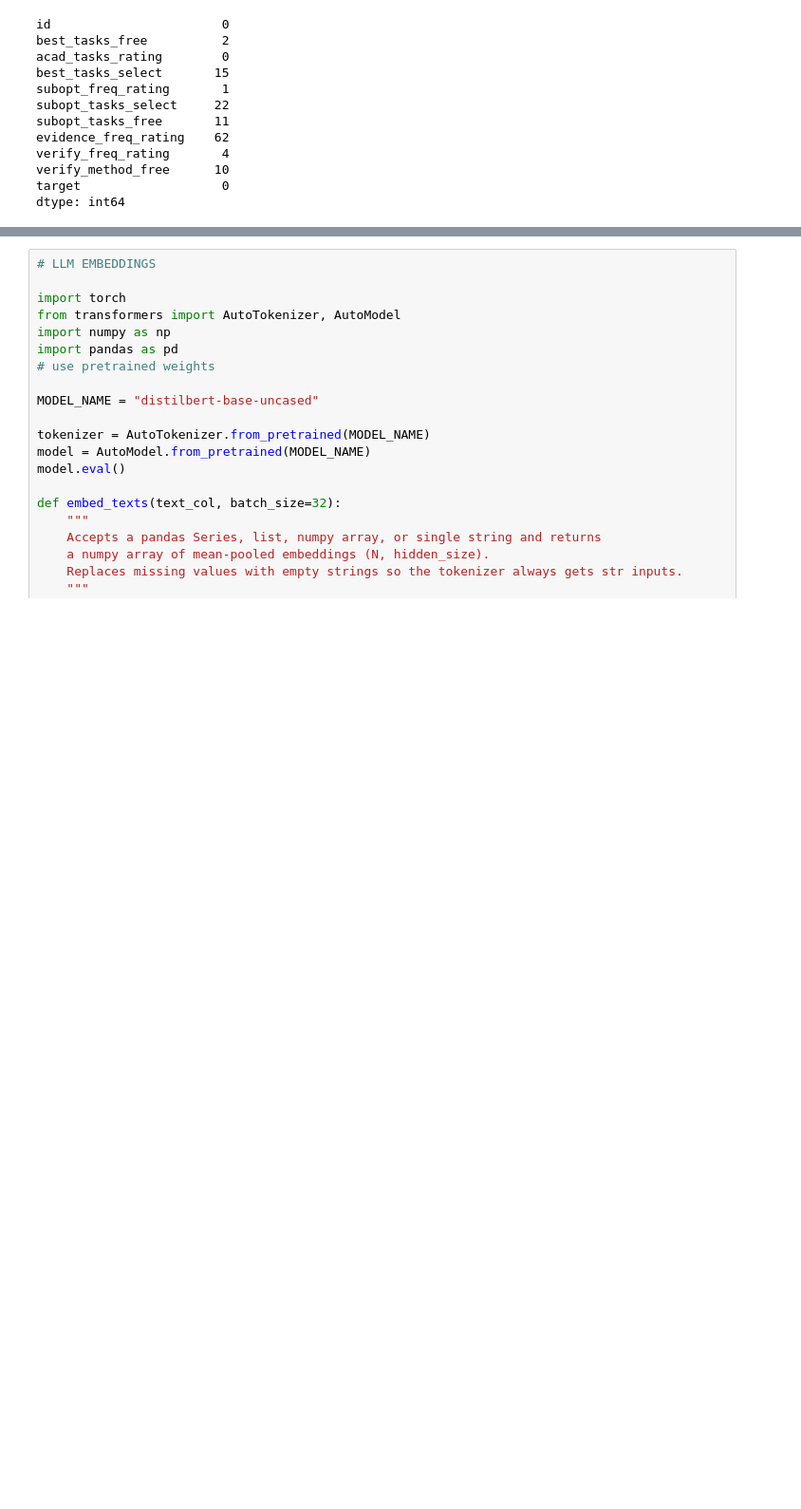
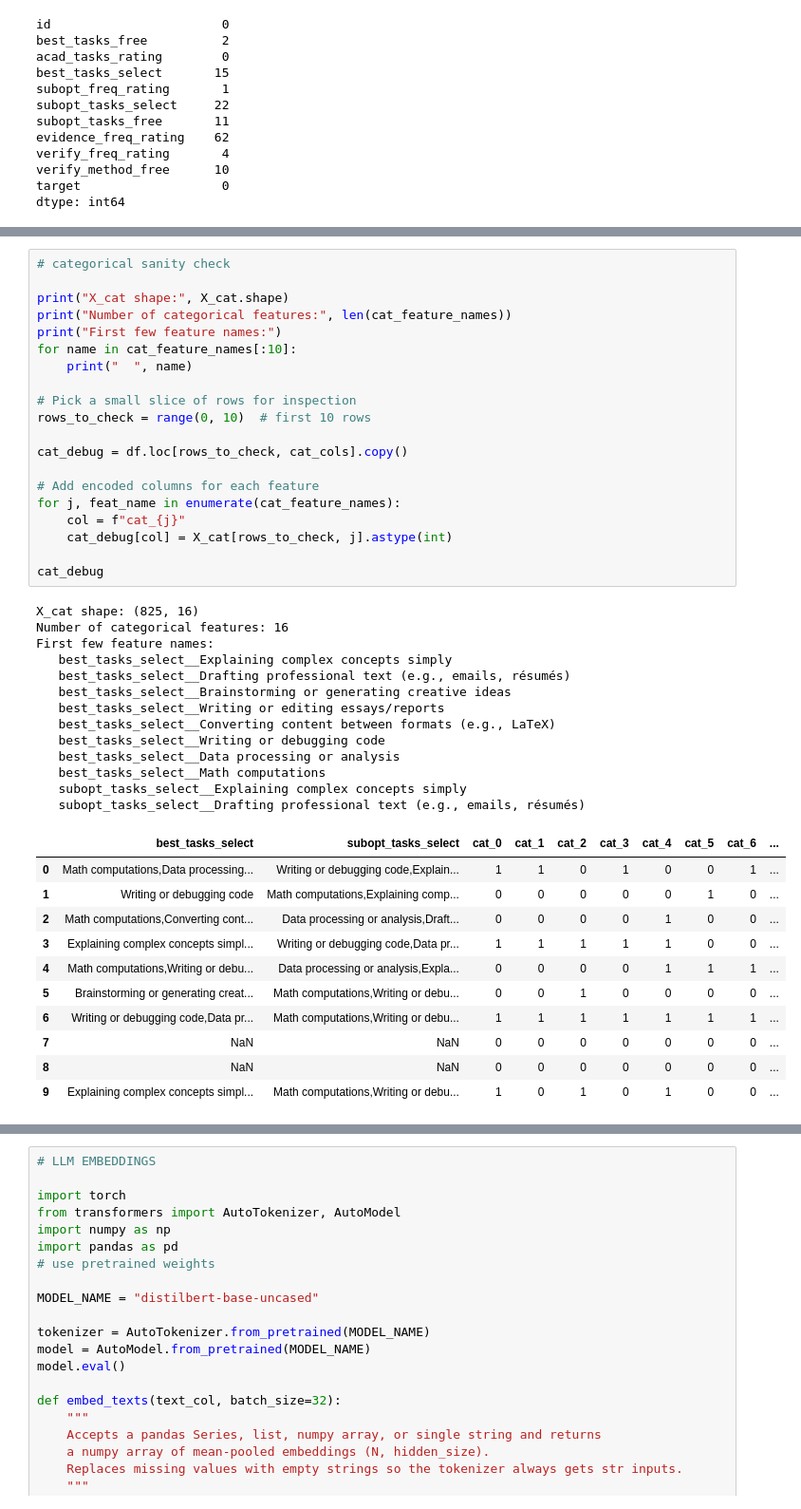
Before and after one commit to CarolineLyu/Characterize_GenAIModel, a Jupyter notebook: preprocess.ipynb, the cells around one changed output, grey strips where cells are left out. Shown: that part at 95% size. Drawn from its saved outputs; the diff is of its cells as text; blank space fills up the shorter version.

```diff
--- a/preprocess.ipynb
+++ b/preprocess.ipynb
@@ -252,0 +677,45 @@ Best accuracy: 0.605
+# %%
+# categorical sanity check
+
+print("X_cat shape:", X_cat.shape)
+print("Number of categorical features:", len(cat_feature_names))
+print("First few feature names:")
+for name in cat_feature_names[:10]:
+    print("  ", name)
+
+# Pick a small slice of rows for inspection
+rows_to_check = range(0, 10)  # first 10 rows
+
+cat_debug = df.loc[rows_to_check, cat_cols].copy()
+
+# Add encoded columns for each feature
+for j, feat_name in enumerate(cat_feature_names):
+    col = f"cat_{j}"
+    cat_debug[col] = X_cat[rows_to_check, j].astype(int)
+
+cat_debug
+# %% [output]
+X_cat shape: (825, 16)
+Number of categorical features: 16
+First few feature names:
+   best_tasks_select__Explaining complex concepts simply
+   best_tasks_select__Drafting professional text (e.g., emails, résumés)
+   best_tasks_select__Brainstorming or generating creative ideas
+   best_tasks_select__Writing or editing essays/reports
+   best_tasks_select__Converting content between formats (e.g., LaTeX)
+   best_tasks_select__Writing or debugging code
+   best_tasks_select__Data processing or analysis
+   best_tasks_select__Math computations
+   subopt_tasks_select__Explaining complex concepts simply
+   subopt_tasks_select__Drafting professional text (e.g., emails, résumés)
+|  | best_tasks_select | subopt_tasks_select | cat_0 | cat_1 | cat_2 | cat_3 | cat_4 | cat_5 | cat_6 | ... |
+| 0 | Math computations,Data processing... | Writing or debugging code,Explain... | 1 | 1 | 0 | 1 | 0 | 0 | 1 | ... |
+| 1 | Writing or debugging code | Math computations,Explaining comp... | 0 | 0 | 0 | 0 | 0 | 1 | 0 | ... |
+| 2 | Math computations,Converting cont... | Data processing or analysis,Draft... | 0 | 0 | 0 | 0 | 1 | 0 | 0 | ... |
+| 3 | Explaining complex concepts simpl... | Writing or debugging code,Data pr... | 1 | 1 | 1 | 1 | 1 | 0 | 0 | ... |
+| 4 | Math computations,Writing or debu... | Data processing or analysis,Expla... | 0 | 0 | 0 | 0 | 1 | 1 | 1 | ... |
+| 5 | Brainstorming or generating creat... | Math computations,Writing or debu... | 0 | 0 | 1 | 0 | 0 | 0 | 0 | ... |
+| 6 | Writing or debugging code,Data pr... | Math computations,Writing or debu... | 1 | 1 | 1 | 1 | 1 | 1 | 1 | ... |
+| 7 | NaN | NaN | 0 | 0 | 0 | 0 | 0 | 0 | 0 | ... |
+| 8 | NaN | NaN | 0 | 0 | 0 | 0 | 0 | 0 | 0 | ... |
+| 9 | Explaining complex concepts simpl... | Math computations,Writing or debu... | 1 | 0 | 1 | 0 | 1 | 0 | 0 | ... |
```
Also changed, not shown: parts of 11 cells of this notebook.
